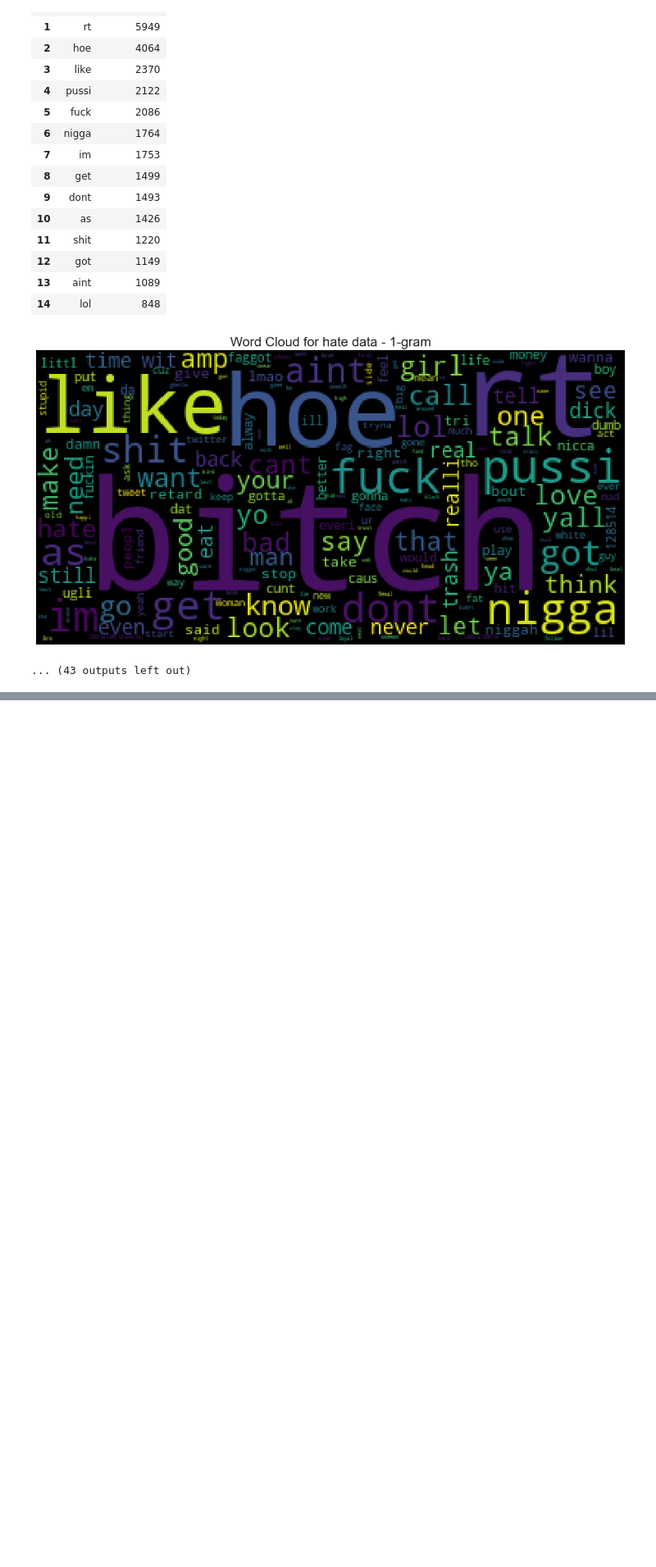
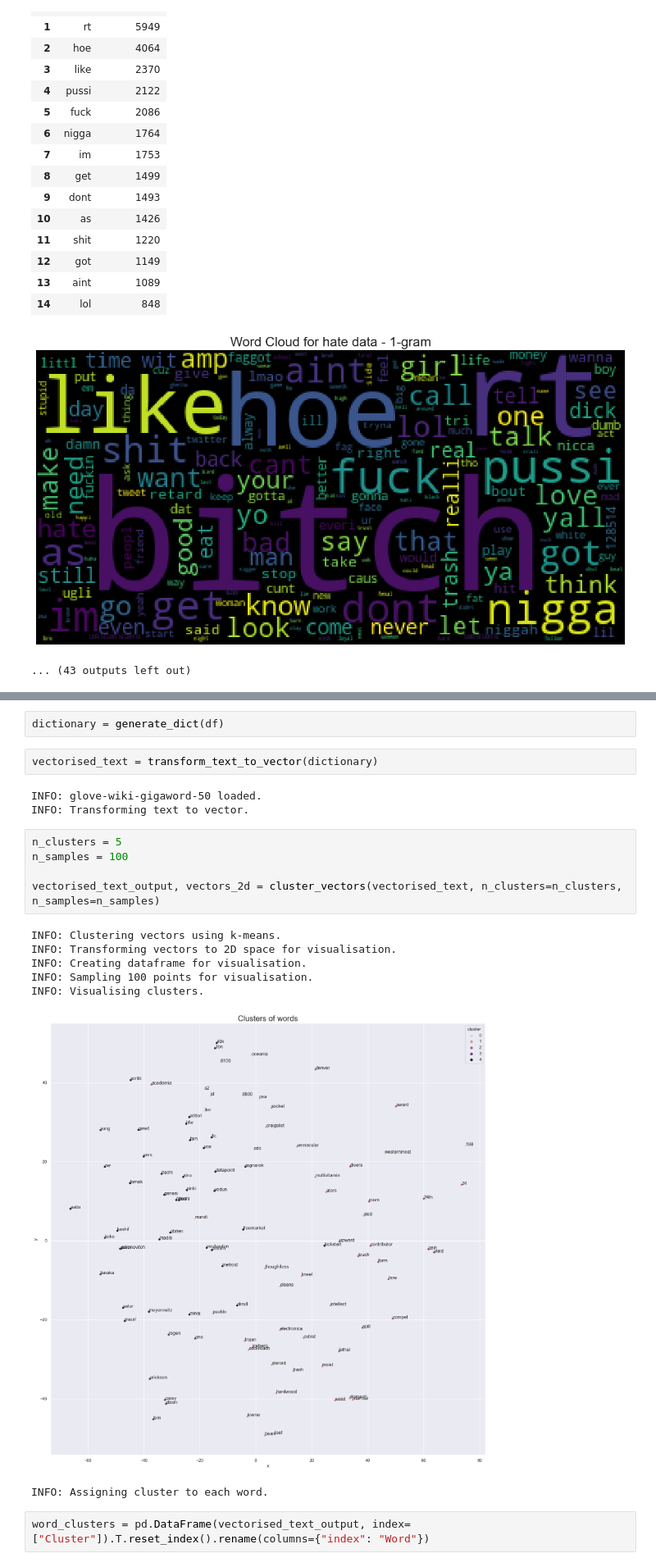
Before and after one commit to edologgerbird/PowerText, a Jupyter notebook: data_eda.ipynb, the cells around one changed output, grey strips where cells are left out. Shown at 82% size. Saved outputs shown, nothing was run; the diff lists cells and outputs as text; blank space fills up the shorter version.

Commit message:
clustering graphs

```diff
--- a/data_eda.ipynb
+++ b/data_eda.ipynb
@@ -258,0 +394,22 @@ hate data - 1-gram
+# %%
+dictionary = generate_dict(df)
+# %%
+vectorised_text = transform_text_to_vector(dictionary)
+# %% [output]
+INFO: glove-wiki-gigaword-50 loaded.
+INFO: Transforming text to vector.
+# %%
+n_clusters = 5
+n_samples = 100
+
+vectorised_text_output, vectors_2d = cluster_vectors(vectorised_text, n_clusters=n_clusters, n_samples=n_samples)
+# %% [output]
+INFO: Clustering vectors using k-means.
+INFO: Transforming vectors to 2D space for visualisation.
+INFO: Creating dataframe for visualisation.
+INFO: Sampling 100 points for visualisation.
+INFO: Visualising clusters.
+[figure, added]
+INFO: Assigning cluster to each word.
+# %%
+word_clusters = pd.DataFrame(vectorised_text_output, index=["Cluster"]).T.reset_index().rename(columns={"index": "Word"})
```
Also changed, not shown: parts of 7 cells of this notebook, 1 other file.
